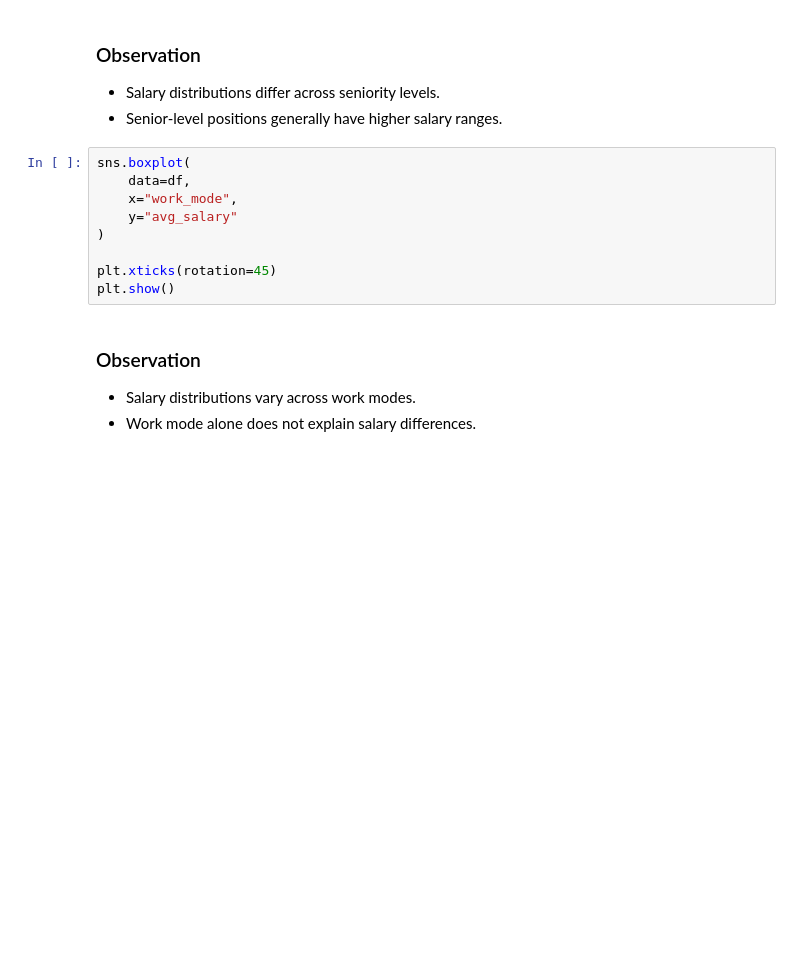
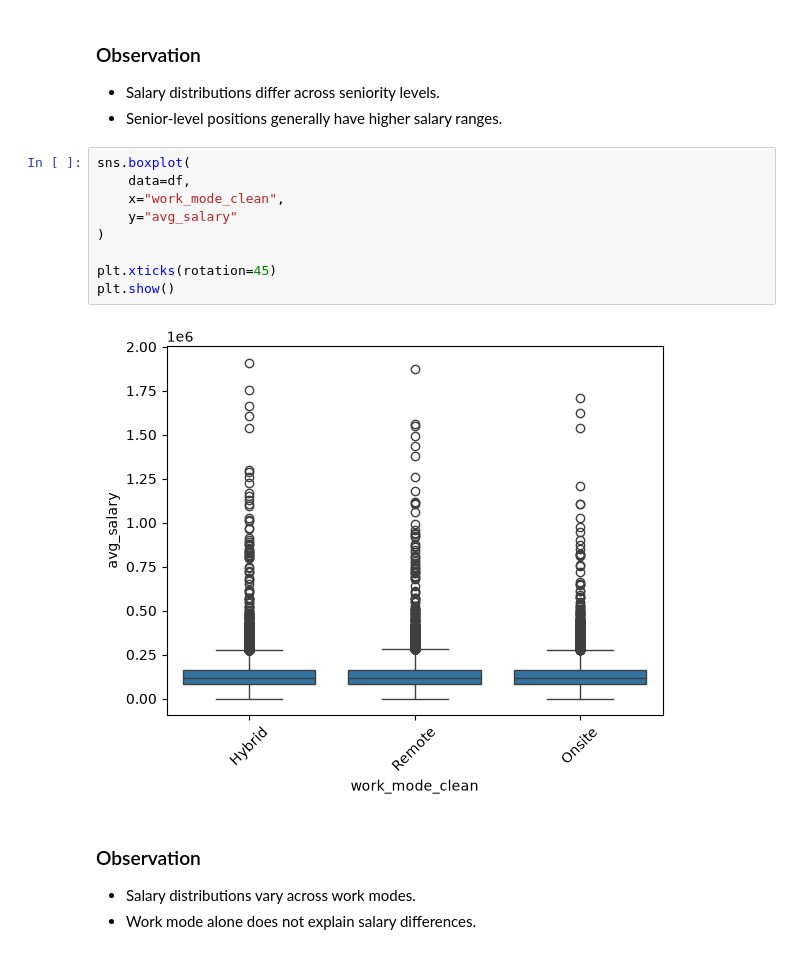
Before and after one commit to adityasaini-devx/Task_01, a Jupyter notebook: EDA_Tech_Job_Market.ipynb, the cells around one changed output. Cells and saved outputs as stored; diff of their text form; blank space fills up the shorter version.

```diff
--- a/EDA_Tech_Job_Market.ipynb
+++ b/EDA_Tech_Job_Market.ipynb
@@ -207,12 +417,14 @@ plt.show()
 # %%
 sns.boxplot(
     data=df,
-    x="work_mode",
+    x="work_mode_clean",
     y="avg_salary"
 )
 
 plt.xticks(rotation=45)
 plt.show()
+# %% [output]
+[figure, added]
 # %% [markdown]
 ### Observation
 - Salary distributions vary across work modes.
```
Also changed, not shown: parts of 42 cells of this notebook.
